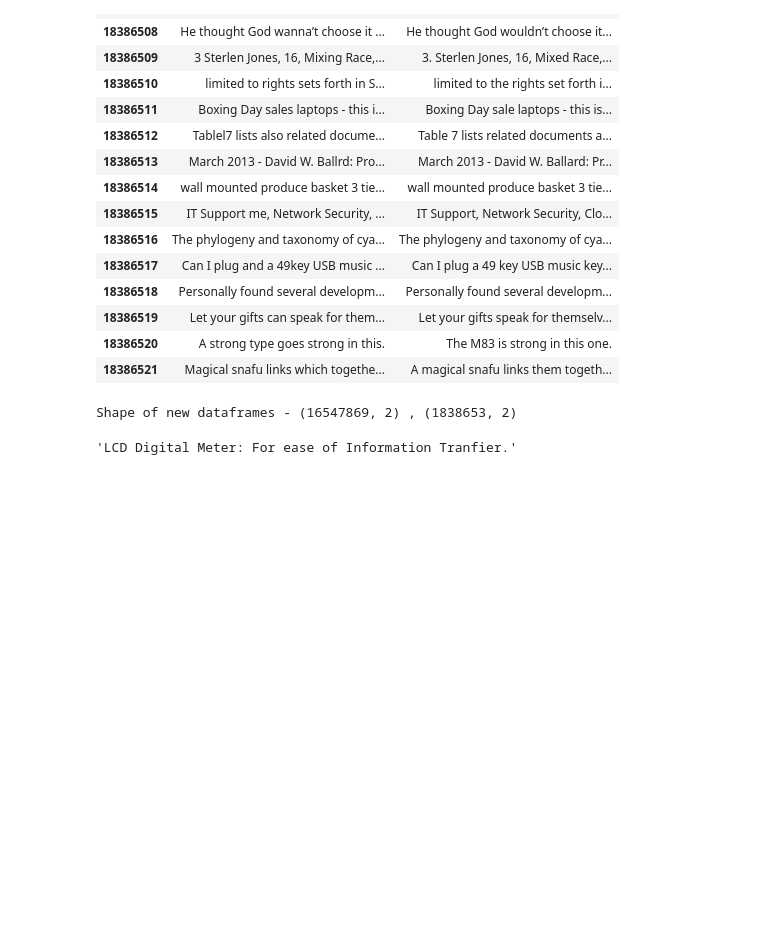
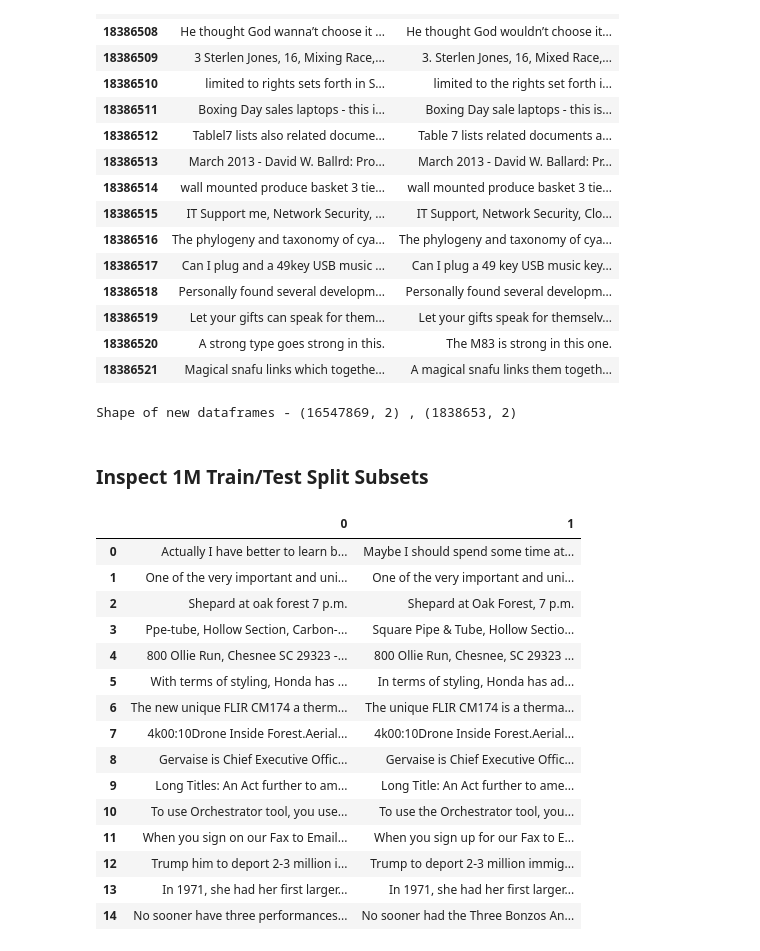
Before and after one commit to Tailen/Grammatical-Error-Correction, a Jupyter notebook: dataset_inspection.ipynb, the cells around one changed output. Cells and saved outputs as stored; diff of their text form; code cells hidden in the pictures; blank space fills up the shorter version.

Commit message:
inspect token lengths of C4_200M 1M subset, and decide on tokenization max_len of 128

```diff
--- a/dataset_inspection.ipynb
+++ b/dataset_inspection.ipynb
@@ -95,7 +95,27 @@ df_test = df.iloc[train_len:, :]
 print("Shape of new dataframes - {} , {}".format(df_train.shape, df_test.shape))
 # %% [output]
 Shape of new dataframes - (16547869, 2) , (1838653, 2)
-# %%
-df[0][2]
-# %% [output]
-'LCD Digital Meter: For ease of Information Tranfier.'
+# %% [markdown]
+### Inspect 1M Train/Test Split Subsets
+# %%
+train_df = pd.read_csv(os.path.join(DATASET_FOLDER, "train.csv"), header=None)
+val_df = pd.read_csv(os.path.join(DATASET_FOLDER, "val.csv"), header=None)
+# %%
+train_df.head(15)
+# %% [output]
+|  | 0 | 1 |
+| 0 | Actually I have better to learn b... | Maybe I should spend some time at... |
+| 1 | One of the very important and uni... | One of the very important and uni... |
+| 2 | Shepard at oak forest 7 p.m. | Shepard at Oak Forest, 7 p.m. |
+| 3 | Ppe-tube, Hollow Section, Carbon-... | Square Pipe & Tube, Hollow Sectio... |
+| 4 | 800 Ollie Run, Chesnee SC 29323 -... | 800 Ollie Run, Chesnee, SC 29323 ... |
+| 5 | With terms of styling, Honda has ... | In terms of styling, Honda has ad... |
+| 6 | The new unique FLIR CM174 a therm... | The unique FLIR CM174 is a therma... |
+| 7 | 4k00:10Drone Inside Forest.Aerial... | 4k00:10Drone Inside Forest.Aerial... |
+| 8 | Gervaise is Chief Executive Offic... | Gervaise is Chief Executive Offic... |
+| 9 | Long Titles: An Act further to am... | Long Title: An Act further to ame... |
+| 10 | To use Orchestrator tool, you use... | To use the Orchestrator tool, you... |
+| 11 | When you sign on our Fax to Email... | When you sign up for our Fax to E... |
+| 12 | Trump him to deport 2-3 million i... | Trump to deport 2-3 million immig... |
+| 13 | In 1971, she had her first larger... | In 1971, she had her first larger... |
+| 14 | No sooner have three performances... | No sooner had the Three Bonzos An... |
```
Also changed, not shown: parts of 6 cells of this notebook, 1 other file.
